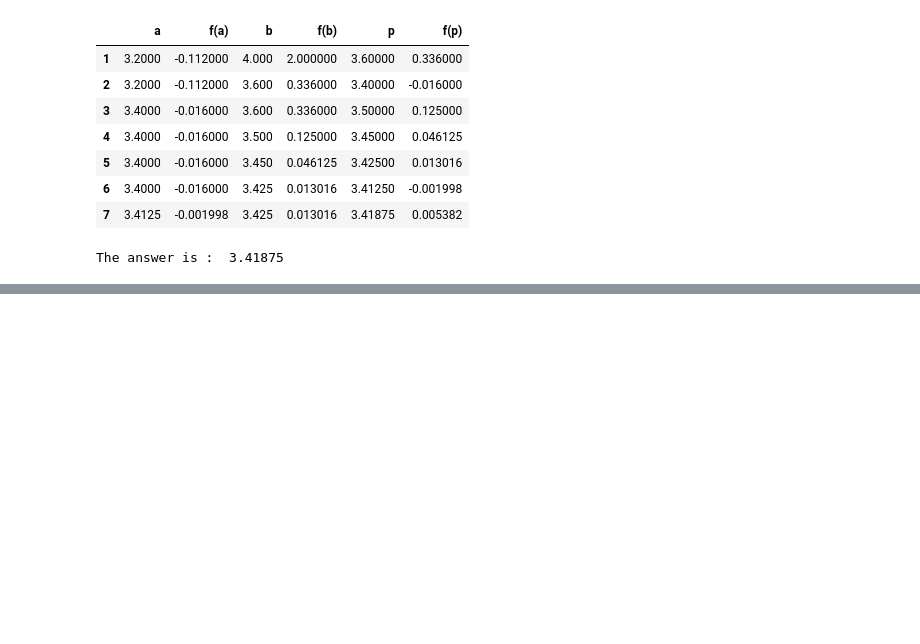
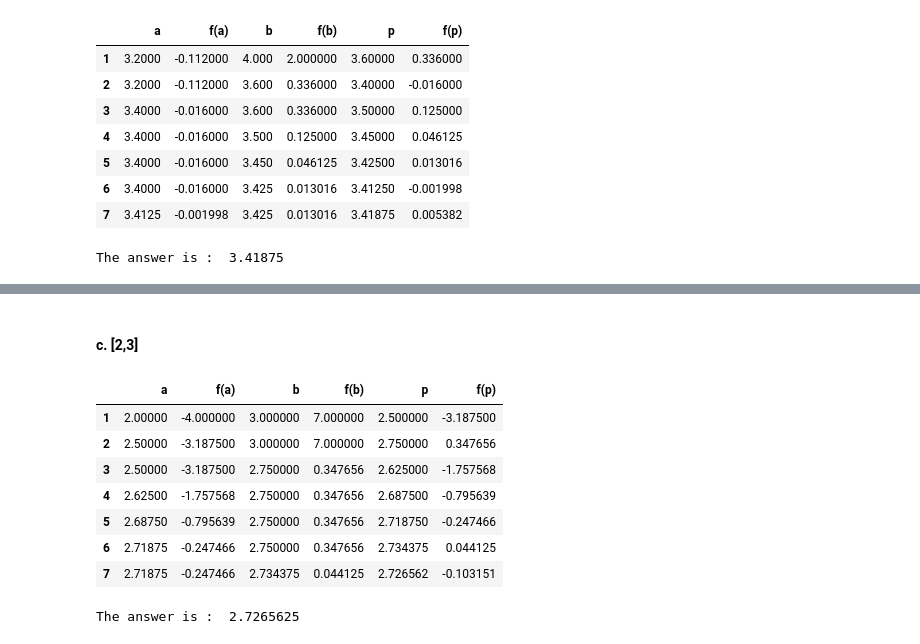
Before and after one commit to aadimator/numerical-computing, a Jupyter notebook: Bisection Method.ipynb, the cells around one changed output, grey strips where cells are left out. Drawn from its saved outputs; the diff is of its cells as text; code cells hidden in the pictures; blank space fills up the shorter version.

```diff
--- a/Bisection Method.ipynb
+++ b/Bisection Method.ipynb
@@ -242,0 +283,17 @@ The answer is :  3.41875
+# %% [markdown]
+#### c. [2,3]
+# %%
+Bisection(2, 3, f, tolerance=pow(10, -2), output="table")
+# %% [output]
+|  | a | f(a) | b | f(b) | p | f(p) |
+| 1 | 2.00000 | -4.000000 | 3.000000 | 7.000000 | 2.500000 | -3.187500 |
+| 2 | 2.50000 | -3.187500 | 3.000000 | 7.000000 | 2.750000 | 0.347656 |
+| 3 | 2.50000 | -3.187500 | 2.750000 | 0.347656 | 2.625000 | -1.757568 |
+| 4 | 2.62500 | -1.757568 | 2.750000 | 0.347656 | 2.687500 | -0.795639 |
+| 5 | 2.68750 | -0.795639 | 2.750000 | 0.347656 | 2.718750 | -0.247466 |
+| 6 | 2.71875 | -0.247466 | 2.750000 | 0.347656 | 2.734375 | 0.044125 |
+| 7 | 2.71875 | -0.247466 | 2.734375 | 0.044125 | 2.726562 | -0.103151 |
+# %%
+print("The answer is : " , Bisection(2, 3, f, tolerance=pow(10, -2), output="answer"))
+# %% [output]
+The answer is :  2.7265625
```
Also changed, not shown: parts of 12 cells of this notebook.
